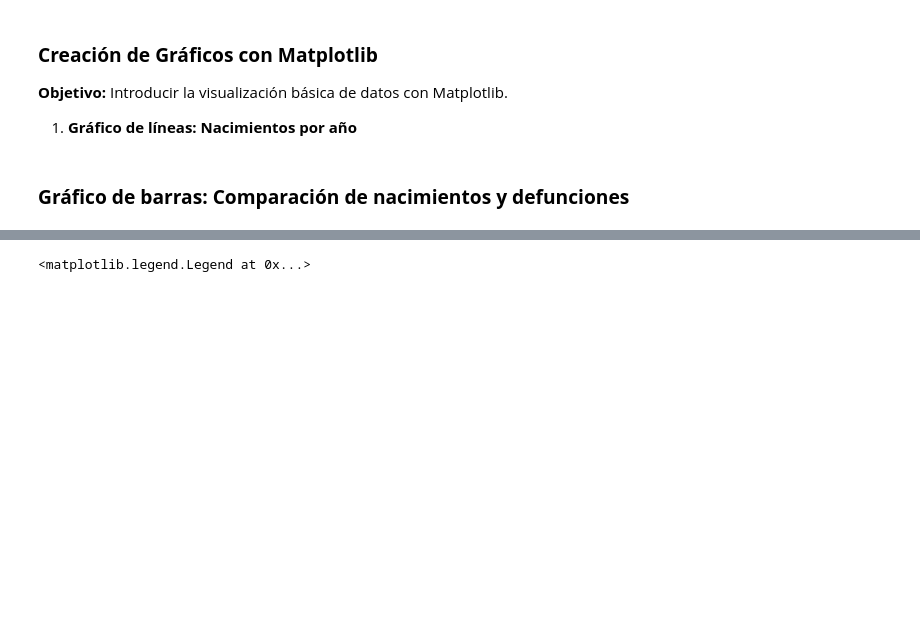
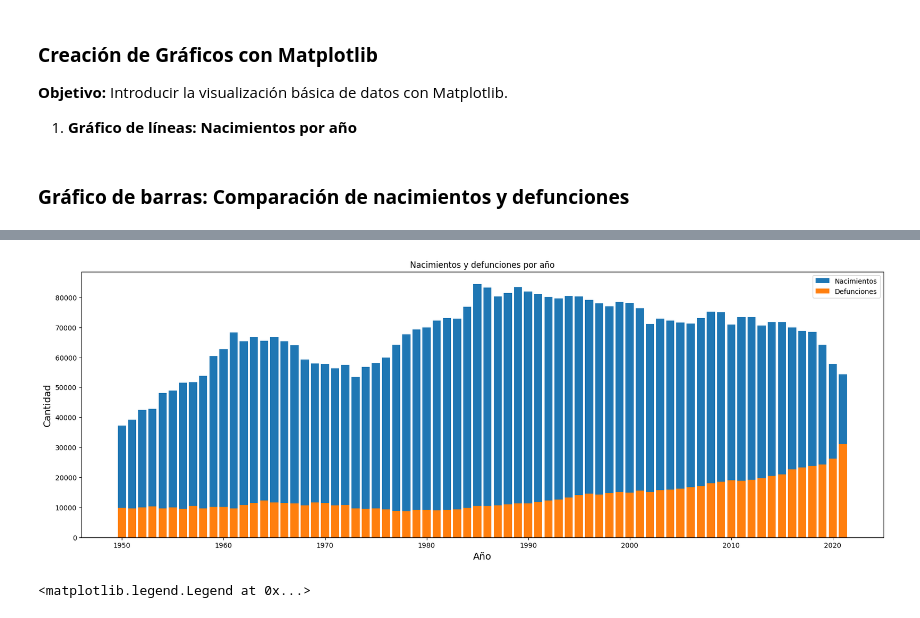
Before and after one commit to Eric2175/Programacion-Python-Basico-GRUPO-1---6181133432, a Jupyter notebook: Tarea/Tarea Semana 12.ipynb, the cells around one changed output, grey strips where cells are left out. Saved outputs shown, nothing was run; the diff lists cells and outputs as text; code cells hidden in the pictures; blank space fills up the shorter version.

```diff
--- a/Tarea/Tarea Semana 12.ipynb
+++ b/Tarea/Tarea Semana 12.ipynb
@@ -210,3 +246,16 @@ import matplotlib.pyplot as plt
+# %%
+plt.figure(figsize=(21,7))
+plt.bar(df['Año'],df['Nacimientos'], label='Nacimientos')
+plt.bar(df['Año'],df['Defunciones'], label='Defunciones')
+plt.legend()
+
+
+plt.title(f'Nacimientos y defunciones por año')
+plt.xlabel('Año', fontsize = 14)
+plt.ylabel('Cantidad', fontsize = 14)
+plt.show()
+# %% [output]
+[figure, added]
 # %%
 # Crear gráfico de barras
 plt.bar(df_filtrado['Año'],df_filtrado['Defunciones'])
```
Also changed, not shown: parts of 5 cells of this notebook.
